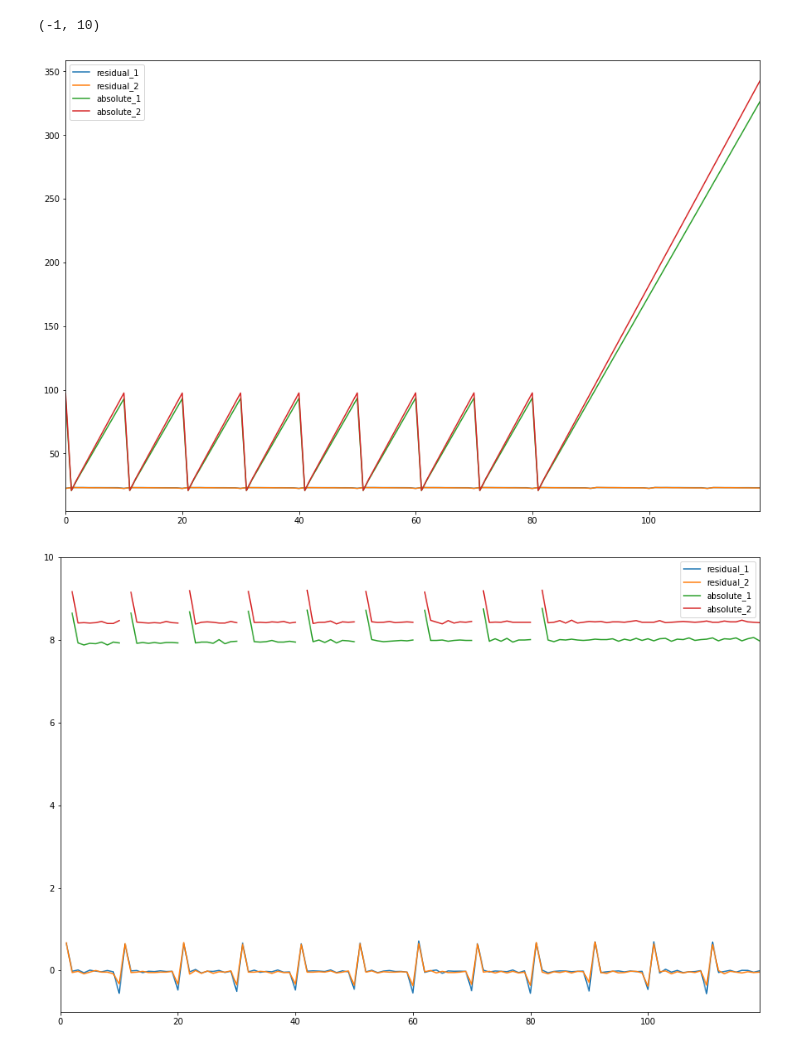
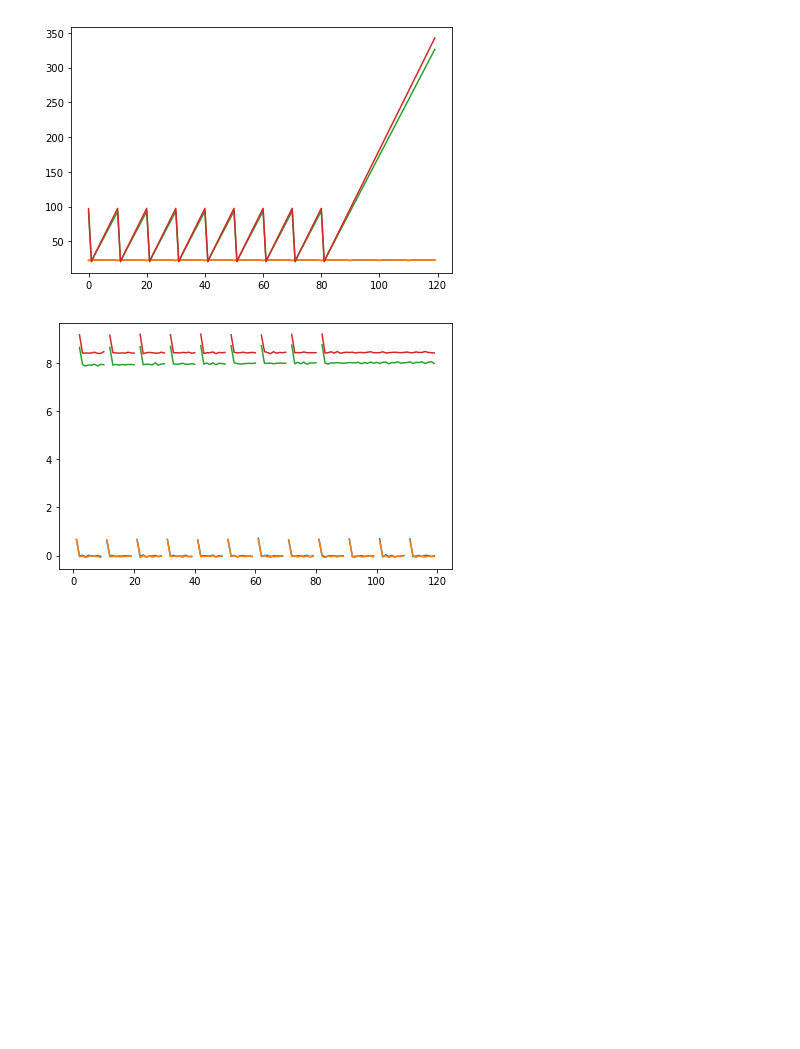
Before and after one commit to felipemoran/DataAnalyser, a Jupyter notebook: combined_drift_plot.ipynb, the cells around one changed output. Cells and saved outputs as stored; diff of their text form; code cells hidden in the pictures; blank space fills up the shorter version.

```diff
--- a/combined_drift_plot.ipynb
+++ b/combined_drift_plot.ipynb
@@ -33,17 +33,33 @@ df2 = df2-100
 df2 = df2.shift(-8)
 
 df = pd.concat([df1, df2], axis=1)
-
-plot_range = 120
-
-df.iloc[:plot_range].plot(figsize=(15,10))
-# df.head()
-
-
-# drift = (df.diff())/(10**6) + 1
-drift = df.diff()
-# drift = abs(drift
-# %% [output]
-(-1, 10)
-[figure, removed]
-[figure, removed]
+# %%
+plot_range = 120
+
+# PLOT 1 ---------------------------------------------------------------------------------
+# fig = plt.figure(figsize=(15,10))
+fig = plt.figure()
+ax = fig.add_subplot(111)
+ax.plot(df.iloc[:plot_range])
+plt.tight_layout()
+fig.savefig('plots/'+'drift_caused_error.pdf')
+
+
+
+
+# PLOT 2 ---------------------------------------------------------------------------------
+drift = df.diff()
+# drift = (df.diff())/(10**6) + 1
+drift = drift[drift < 10]
+drift = drift[drift > -0.25]
+
+# fig = plt.figure(figsize=(15,10))
+fig = plt.figure()
+ax = fig.add_subplot(111)
+ax.plot(drift.iloc[:plot_range])
+plt.tight_layout()
+fig.savefig('plots/'+'drift_rate_compensation.pdf')
+# drift = abs(drift
+# %% [output]
+[figure, added]
+[figure, added]
```
Also changed, not shown: parts of 1 cell of this notebook, 2 other files.
